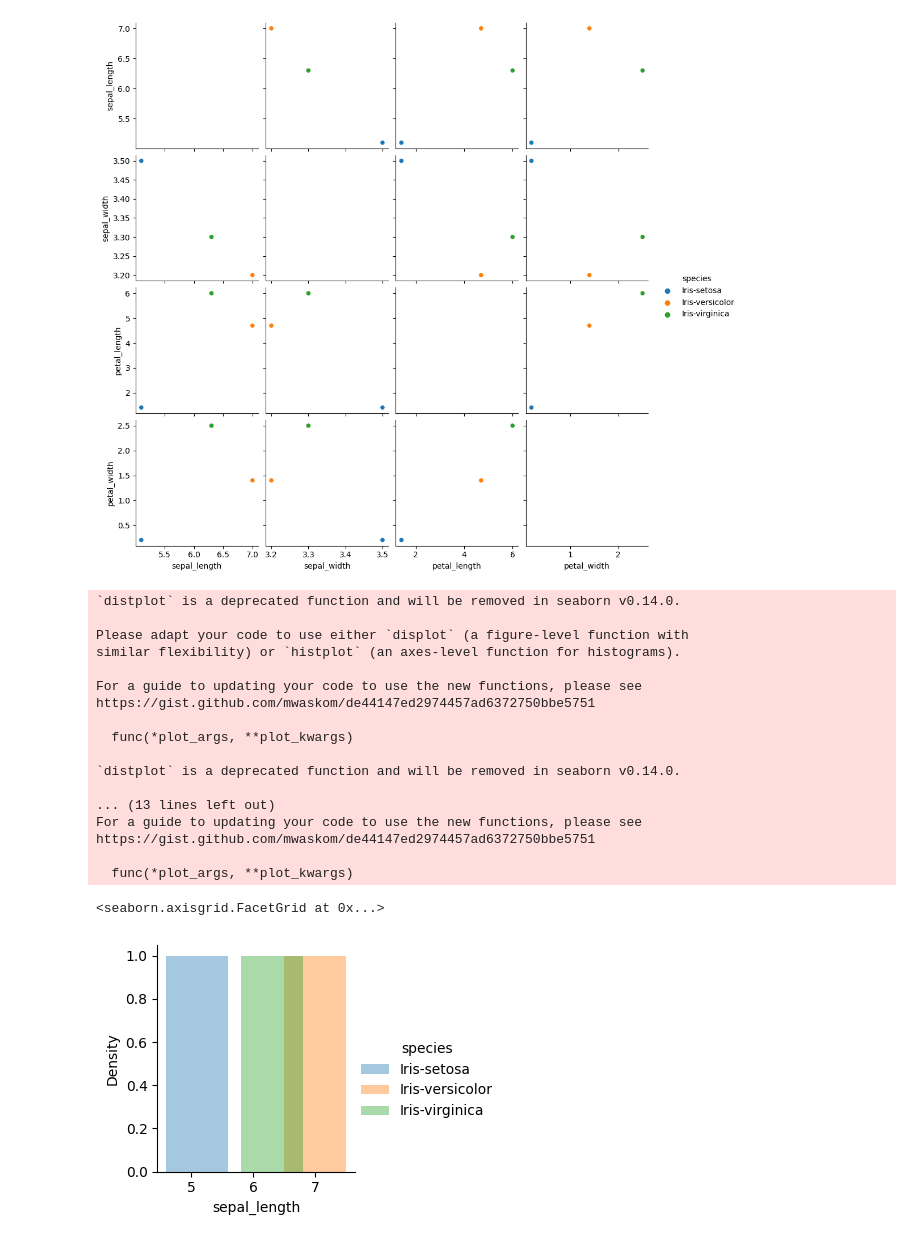
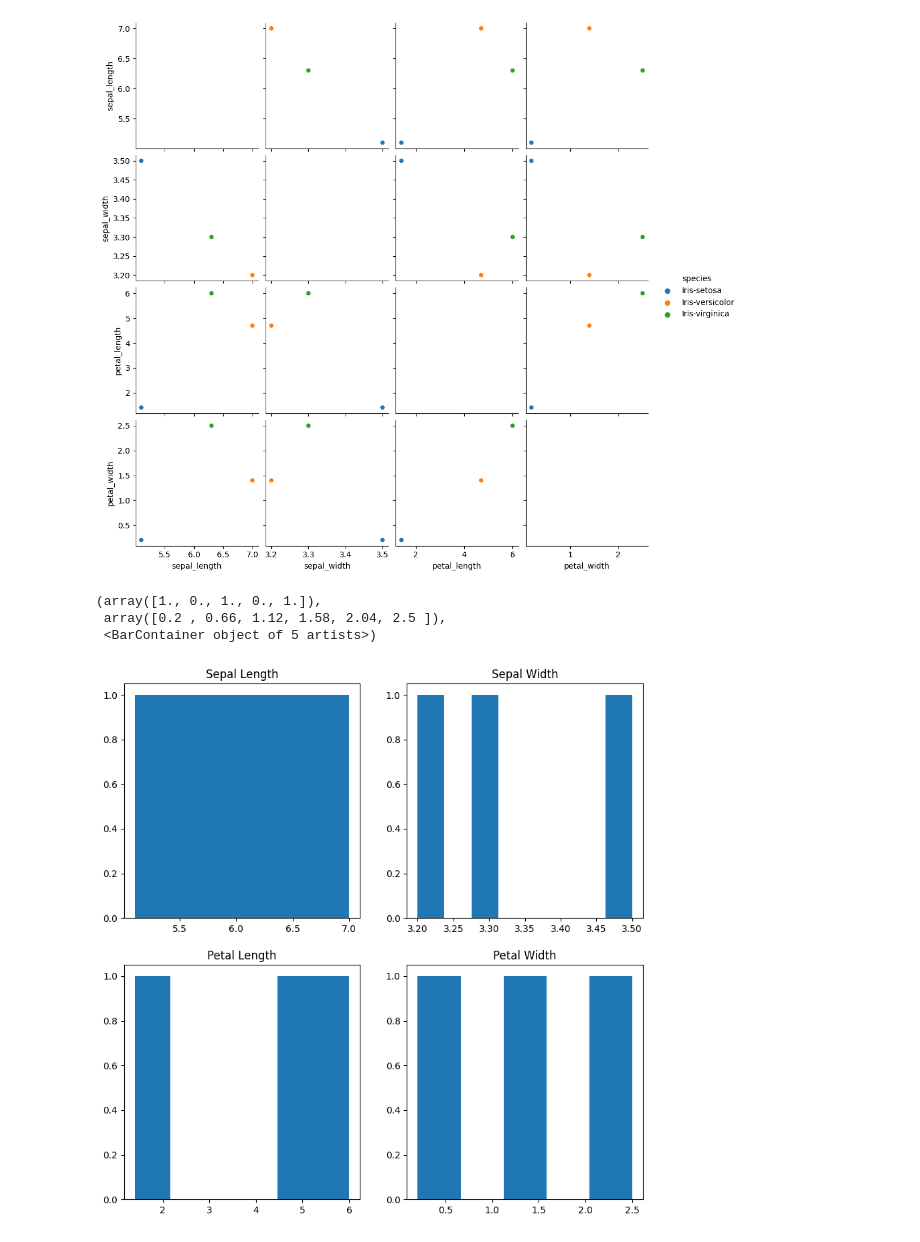
Before and after one commit to hmabubakar313/iris-explore, a Jupyter notebook: iris.ipynb, the cells around one changed output. Cells and saved outputs as stored; diff of their text form; code cells hidden in the pictures.

Commit message:
performed basic visualization techniques on IRIS data

```diff
--- a/iris.ipynb
+++ b/iris.ipynb
@@ -94,26 +94,18 @@ sns.pairplot(df, hue='species', height=2.5)
 # %% [output]
 <seaborn.axisgrid.PairGrid at 0x...>
 [figure]
-# %%
-plt = sns.FacetGrid(df,hue='species')
-plt.map(sns.distplot,'sepal_length').add_legend()
-# %% [output]
-`distplot` is a deprecated function and will be removed in seaborn v0.14.0.
-
-Please adapt your code to use either `displot` (a figure-level function with
-similar flexibility) or `histplot` (an axes-level function for histograms).
-
-For a guide to updating your code to use the new functions, please see
-https://gist.github.com/mwaskom/de44147ed2974457ad6372750bbe5751
-
-  func(*plot_args, **plot_kwargs)
-
-`distplot` is a deprecated function and will be removed in seaborn v0.14.0.
-
-... (13 lines left out)
-For a guide to updating your code to use the new functions, please see
-https://gist.github.com/mwaskom/de44147ed2974457ad6372750bbe5751
-
-  func(*plot_args, **plot_kwargs)
-<seaborn.axisgrid.FacetGrid at 0x...>
-[figure, removed]
+# %%
+fig,axes = plt.subplots(2,2,figsize=(10,10))
+axes[0,0].set_title('Sepal Length')
+axes[0,0].hist(df['sepal_length'],bins=3)
+axes[0,1].set_title('Sepal Width')
+axes[0,1].hist(df['sepal_width'],bins=8)
+axes[1,0].set_title('Petal Length')
+axes[1,0].hist(df['petal_length'],bins=6)
+axes[1,1].set_title('Petal Width')
+axes[1,1].hist(df['petal_width'],bins=5)
+# %% [output]
+(array([1., 0., 1., 0., 1.]),
+ array([0.2 , 0.66, 1.12, 1.58, 2.04, 2.5 ]),
+ <BarContainer object of 5 artists>)
+[figure, added]
```
Also changed, not shown: parts of 4 cells of this notebook.
